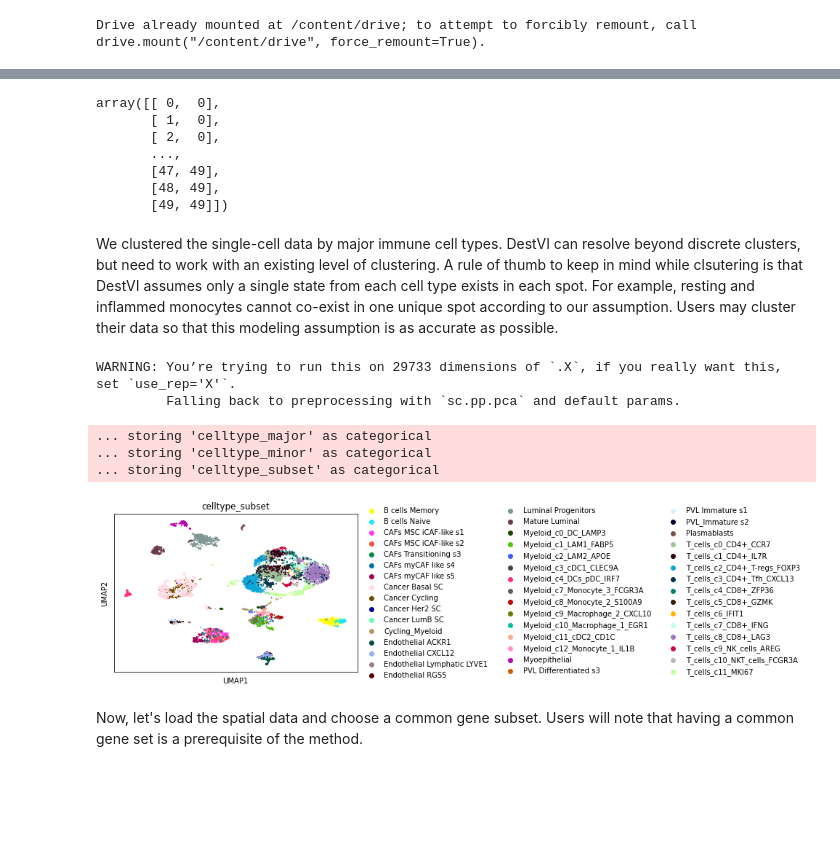
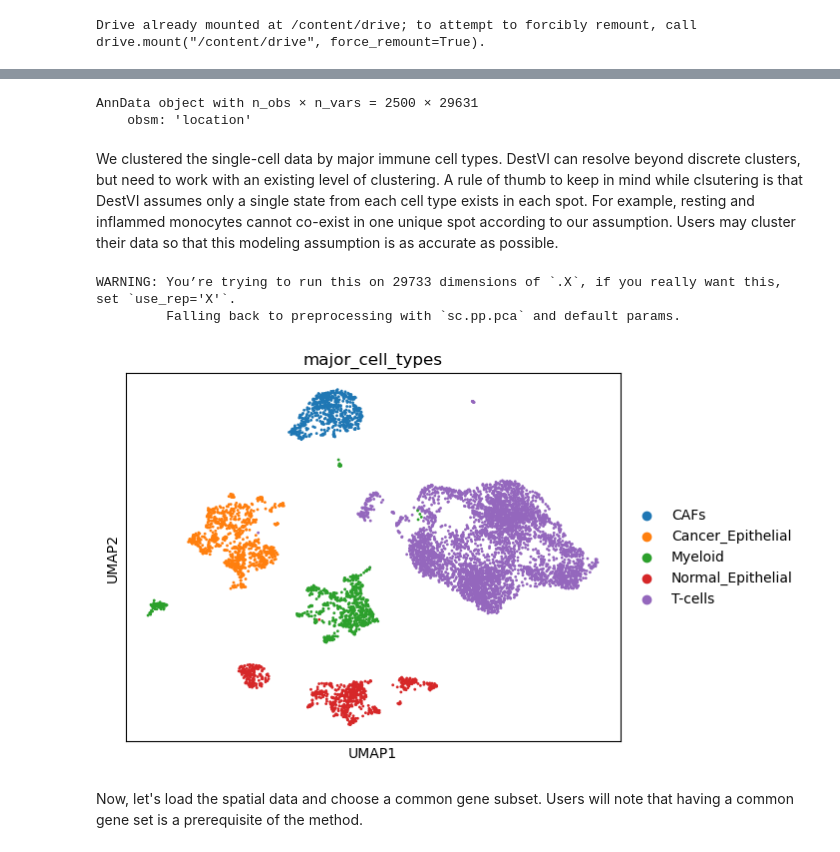
Before and after one commit to azizilab/starfysh_reproducibility, a Jupyter notebook: simulation/test_DestVI.ipynb, the cells around one changed output, grey strips where cells are left out. Cells and saved outputs as stored; diff of their text form; code cells hidden in the pictures; blank space fills up the shorter version.

```diff
--- a/simulation/test_DestVI.ipynb
+++ b/simulation/test_DestVI.ipynb
@@ -222,8 +69,6 @@ gene_df = pd.read_csv(
     header=None # this file doesn't contain the true "header" (column info), the first row is a TRUE gene
 )
 
-print('# cells: {0}, # genes: {1}'.format(len(barcode_df), len(gene_df)))
-
 # Construct adata object for scRNA-seq
 barcodes = pd.DataFrame(barcode_df[0].values, index=barcode_df[0].values, columns=['Barcode'])
 genes = pd.DataFrame(gene_df[0].values, index=gene_df[0].values, columns=['features'])
@@ -232,10 +77,10 @@ cnt = mmread(
     os.path.join(sc_path, 'count_matrix_sparse.mtx')
 ).toarray()
 
-adata_sc = sc.AnnData(
+sc_adata = sc.AnnData(
     X=cnt.T,
     obs=barcodes,
     var=genes
 )
-print(adata_sc.shape)
+print(sc_adata.shape)
 # %% [output]
@@ -284,0 +88,25 @@ adata_st, adata_st_normed = load_adata(data_folder=spatial_path,  # root data di
+# %%
+# Load ground-truth proportion & densities
+mem_df = pd.read_csv(os.path.join(spatial_path, 'members.st_synth.csv'),index_col=0)
+prop_df = pd.read_csv(os.path.join(spatial_path, 'proportions.st_synth.csv'),index_col=0)
+# %%
+# Rename annotations & only keep scRNA-seq index with cell types existing in the synthetic ST data
+major_dict = {
+    'CAFs': 'CAFs',
+    'Cancer Epithelial': 'Cancer_Epithelial',
+    'Myeloid': 'Myeloid',
+    'Normal Epithelial': 'Normal_Epithelial',
+    'T-cells': 'T-cells'
+}
+
+meta_df = pd.read_csv(
+    os.path.join(sc_path, 'metadata.csv'), index_col=[0], header=[0]
+)
+annots = meta_df['celltype_major'].apply(lambda x: major_dict[x] if x in major_dict.keys() else np.nan)
+
+cells_to_keep = annots.isin(prop_df.columns)
+sc_adata = sc_adata[cells_to_keep, :]
+annots = annots[cells_to_keep]
+sc_adata.obs['major_cell_types'] = annots[cells_to_keep].tolist()
+
+sc_adata
@@ -285,20 +119,15 @@ adata_st, adata_st_normed = load_adata(data_folder=spatial_path,  # root data di
 # %%
+st_adata = sc.AnnData(pd.read_csv(os.path.join(spatial_path, 'counts.st_synth.csv'), index_col=0))
+
+# Add spatial locations
 xx, yy = np.meshgrid(np.arange(50), np.arange(50), indexing='ij')
 xx, yy = xx.flatten(), yy.flatten()
-adata_st.obsm["location"] = np.column_stack((yy, xx))
+st_adata.obsm["location"] = np.column_stack((yy, xx))
+
+st_adata
+# %% [output]
+AnnData object with n_obs × n_vars = 2500 × 29631
+    obsm: 'location'
-# %%
-adata_st.obsm["location"]
-# %% [output]
-array([[ 0,  0],
-       [ 1,  0],
-       [ 2,  0],
-       ...,
-       [47, 49],
-       [48, 49],
-       [49, 49]])
-# %%
-sc_adata = adata_sc.copy()
-st_adata = adata_st.copy()
 # %% [markdown]
 We clustered the single-cell data by major immune cell types. DestVI can resolve beyond discrete clusters, but need to work with an existing level of clustering. A rule of thumb to keep in mind while clsutering is that DestVI assumes only a single state from each cell type exists in each spot. For example, resting and inflammed monocytes cannot co-exist in one unique spot according to our assumption. Users may cluster their data so that this modeling assumption is as accurate as possible.
 # %%
@@ -309,14 +138,11 @@ sc.pp.log1p(sc_vis)
 # %%
 sc.pp.neighbors(sc_vis, n_neighbors=10, n_pcs=40)
 sc.tl.umap(sc_vis)
-sc.pl.umap(sc_vis, color="celltype_subset")
+sc.pl.umap(sc_vis, color="major_cell_types")
 # %% [output]
 WARNING: You’re trying to run this on 29733 dimensions of `.X`, if you really want this, set `use_rep='X'`.
          Falling back to preprocessing with `sc.pp.pca` and default params.
-... storing 'celltype_major' as categorical
-... storing 'celltype_minor' as categorical
-... storing 'celltype_subset' as categorical
-[figure, old version]
+[figure, new version]
 # %%
 # let us filter some genes
 G = 2000
```
Also changed, not shown: parts of 61 cells of this notebook, 7 other files.
